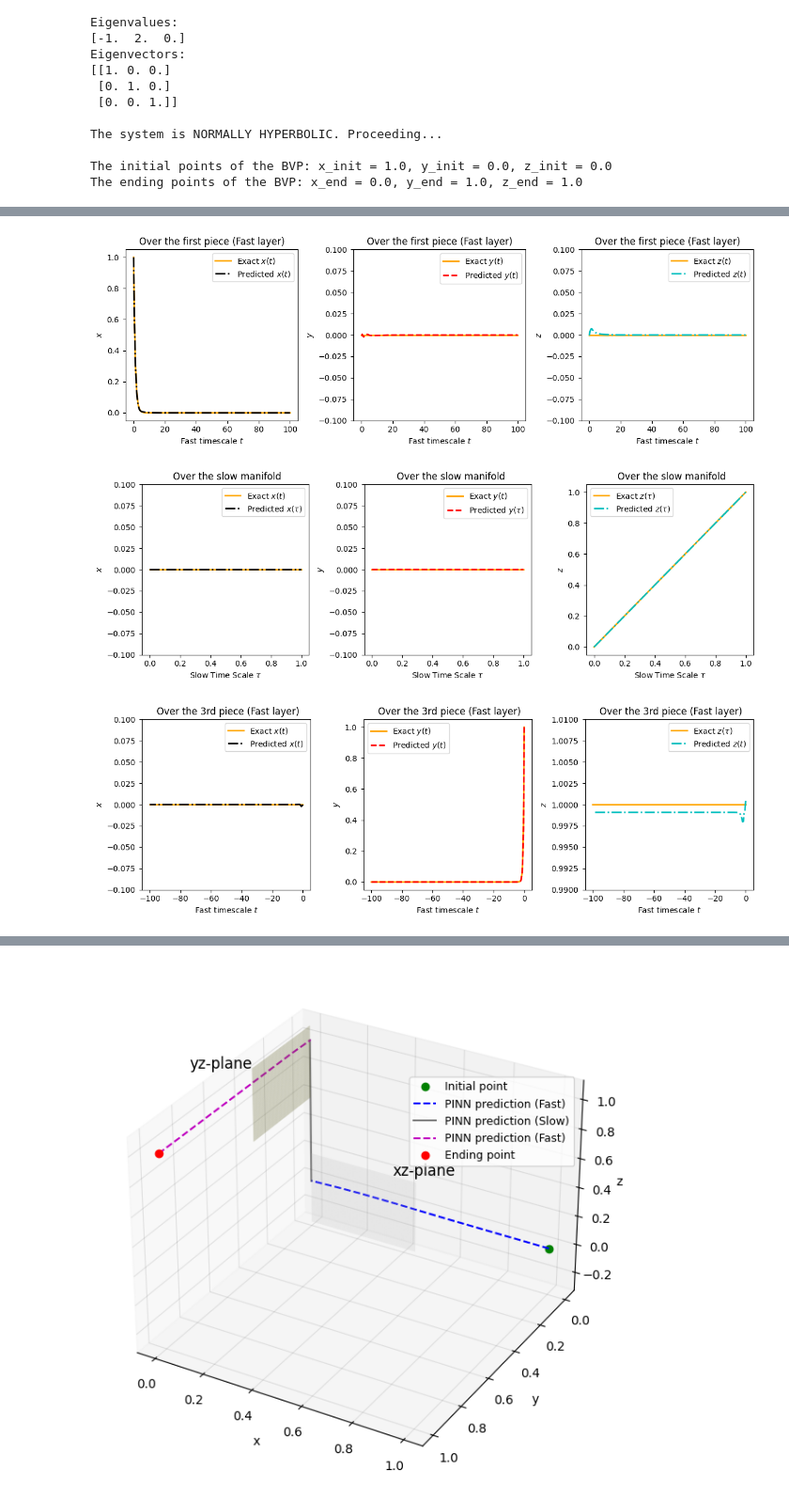
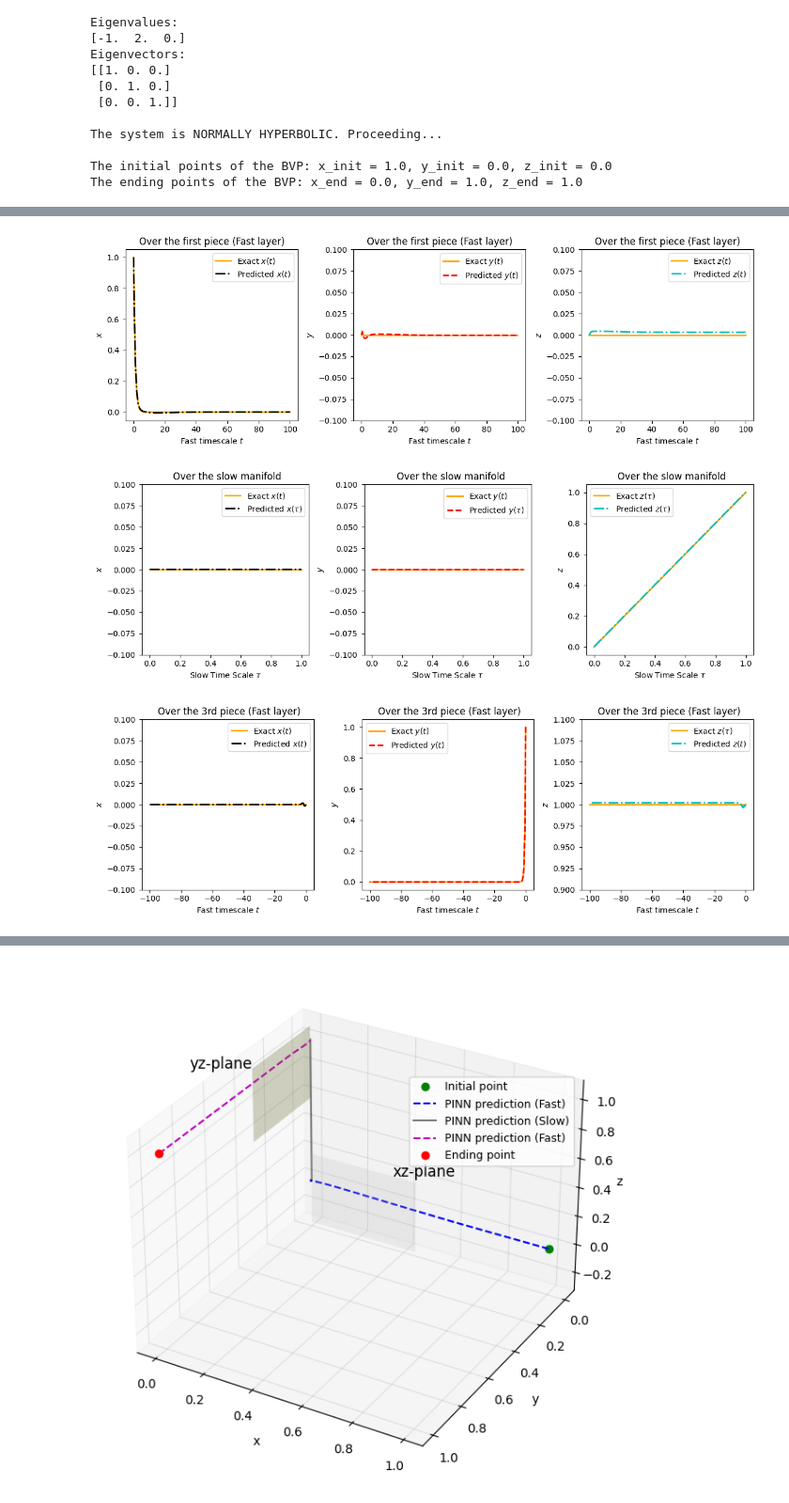
Before and after one commit to Hamid-Mofidi/PINNs_on_Multiple_timescale_dynamics, a Jupyter notebook: Examples8/pinnmltscl-GSP-ex-1-no_purturb2.ipynb, the cells around one changed output, grey strips where cells are left out. Shown at 94% size. Cells and saved outputs as stored; diff of their text form; code cells hidden in the pictures.

```diff
--- a/Examples8/pinnmltscl-GSP-ex-1-no_purturb2.ipynb
+++ b/Examples8/pinnmltscl-GSP-ex-1-no_purturb2.ipynb
@@ -301,7 +301,7 @@ if __name__=='__main__':
 
     optimizer = torch.optim.Adam(list(model_fast.parameters()) + list(model_slow.parameters()) + list(model_fast2.parameters()), lr=1e-3)
     loss_values = []
-    epoch_num = 8000
+    epoch_num = 10000
 
 
     xf_end, yf_end, zf_end = np.random.random(), np.random.random(), np.random.random()
@@ -469,7 +471,7 @@ plt.figure(figsize=(12, 4))
 
 plt.subplot(1, 3, 1)
 plt.plot(tau, x_exact_slow + x_exact_fast[-1], '-', color='orange', linewidth=2, label='Exact $x(t)$')
-plt.plot(tau, x_pred_slow + x_pred_fast[-1], '-.', color='black', linewidth=2, label='Predicted $x(\\tau)$')
+plt.plot(tau, x_pred_slow + x_exact_fast[-1], '-.', color='black', linewidth=2, label='Predicted $x(\\tau)$')
 plt.xlabel('Slow Time Scale $\\tau$')
 plt.ylabel('$x$')
 plt.ylim(-0.1, 0.1)
@@ -478,7 +480,7 @@ plt.legend()
 
 plt.subplot(1, 3, 2)
 plt.plot(tau, y_exact_slow + y_exact_fast[-1],  '-', color='orange', linewidth=2, label='Exact $y(t)$')
-plt.plot(tau, y_pred_slow + y_pred_fast[-1], 'r--', linewidth=2, label='Predicted $y(\\tau)$')
+plt.plot(tau, y_pred_slow + y_exact_fast[-1], 'r--', linewidth=2, label='Predicted $y(\\tau)$')
 plt.xlabel('Slow Time Scale $\\tau$')
 plt.ylabel('$y$')
 plt.ylim(-0.1, 0.1)
@@ -487,7 +489,7 @@ plt.legend()
 
 plt.subplot(1, 3, 3)
 plt.plot(tau, z_exact_slow + z_exact_fast[-1], '-', color='orange', linewidth=2, label='Exact $z(\\tau)$')
-plt.plot(tau, z_pred_slow + z_pred_fast[-1], 'c-.', linewidth=2, label='Predicted $z(\\tau)$')
+plt.plot(tau, z_pred_slow + z_exact_fast[-1], 'c-.', linewidth=2, label='Predicted $z(\\tau)$')
 plt.xlabel('Slow Time Scale $\\tau$')
 plt.ylabel('$z$')
 plt.title(' Over the slow manifold')
@@ -513,33 +515,33 @@ plt.ylabel('$x$')
 plt.ylim(-0.1, 0.1)
 plt.title(' Over the 3rd piece (Fast layer)')
 plt.legend()
 
 plt.subplot(1, 3, 2)
 plt.plot(t2, y_exact_fast2 , '-', color='orange', linewidth=2, label='Exact $y(t)$')
 plt.plot(t2, y_pred_fast2 , 'r--', linewidth=2, label='Predicted $y(t)$')
 plt.xlabel('Fast timescale $t$')
 plt.ylabel('$y$')
 plt.title(' Over the 3rd piece (Fast layer)')
 plt.legend()
 
 plt.subplot(1, 3, 3)
 plt.plot(t2, z_exact_fast2 , '-', color='orange', linewidth=2, label='Exact $z(\\tau)$')
 plt.plot(t2, z_pred_fast2 , 'c-.', linewidth=2, label='Predicted $z(t)$')
 plt.xlabel('Fast timescale $t$')
 plt.ylabel('$z$')
-plt.ylim(0.99, 1.01)
+plt.ylim(0.9, 1.1)
 plt.title(' Over the 3rd piece (Fast layer)')
 plt.legend()
 for ax in plt.gcf().get_axes():
     ax.ticklabel_format(axis='y', style='sci', scilimits=(-3, 3))
     ax.yaxis.offsetText.set_fontsize(10)  # Adjust font size as needed
     ax.tick_params(axis='y', pad=5)
 
 
 
 plt.tight_layout()
 plt.show()
 # %% [output]
-[figure, old version]
+[figure, new version]
 [figure]
-[figure, old version]
+[figure, new version]
```
Also changed, not shown: parts of 4 cells of this notebook.
